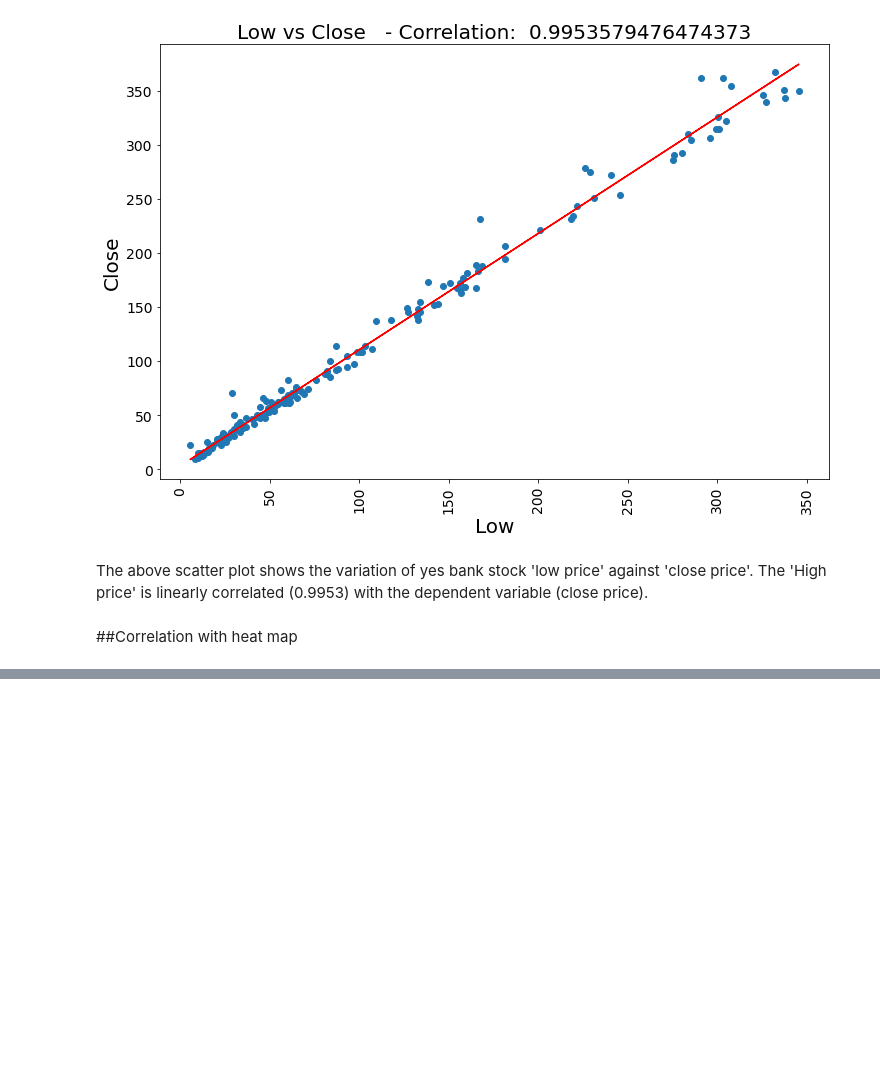
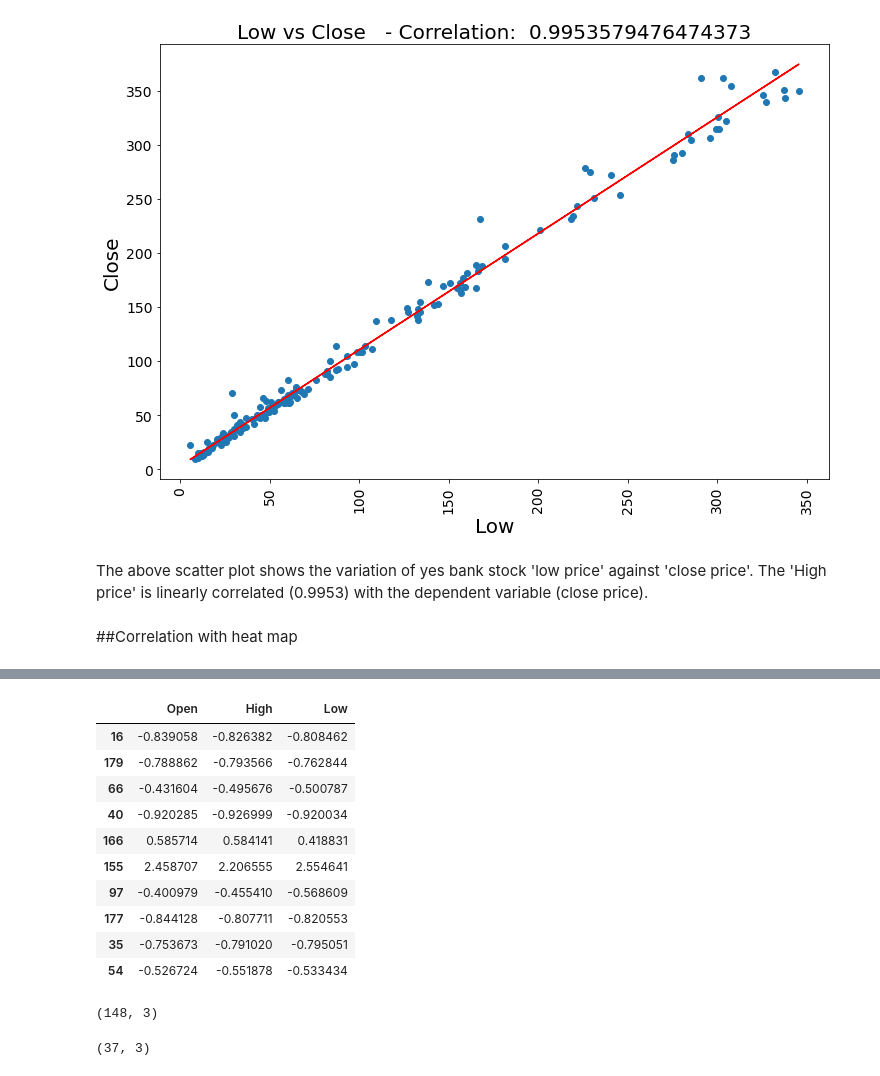
Before and after one commit to Ashfaquesayyed/Yes-bank-stock-closing-price-prediction, a Jupyter notebook: Yes_bank_stock_closing_price_new.ipynb, the cells around one changed output, grey strips where cells are left out. Cells and saved outputs as stored; diff of their text form; code cells hidden in the pictures; blank space fills up the shorter version.

```diff
--- a/Yes_bank_stock_closing_price_new.ipynb
+++ b/Yes_bank_stock_closing_price_new.ipynb
@@ -405,0 +500,25 @@ The above scatter plot shows the variation of yes bank stock 'low price' against
+# %%
+#test data
+x_test[0:10]
+# %% [output]
+|  | Open | High | Low |
+| 16 | -0.839058 | -0.826382 | -0.808462 |
+| 179 | -0.788862 | -0.793566 | -0.762844 |
+| 66 | -0.431604 | -0.495676 | -0.500787 |
+| 40 | -0.920285 | -0.926999 | -0.920034 |
+| 166 | 0.585714 | 0.584141 | 0.418831 |
+| 155 | 2.458707 | 2.206555 | 2.554641 |
+| 97 | -0.400979 | -0.455410 | -0.568609 |
+| 177 | -0.844128 | -0.807711 | -0.820553 |
+| 35 | -0.753673 | -0.791020 | -0.795051 |
+| 54 | -0.526724 | -0.551878 | -0.533434 |
+# %%
+#shape of training dataset.
+x_train.shape
+# %% [output]
+(148, 3)
+# %%
+#shape of testing dataset.
+x_test.shape
+# %% [output]
+(37, 3)
```
Also changed, not shown: parts of 16 cells of this notebook.
